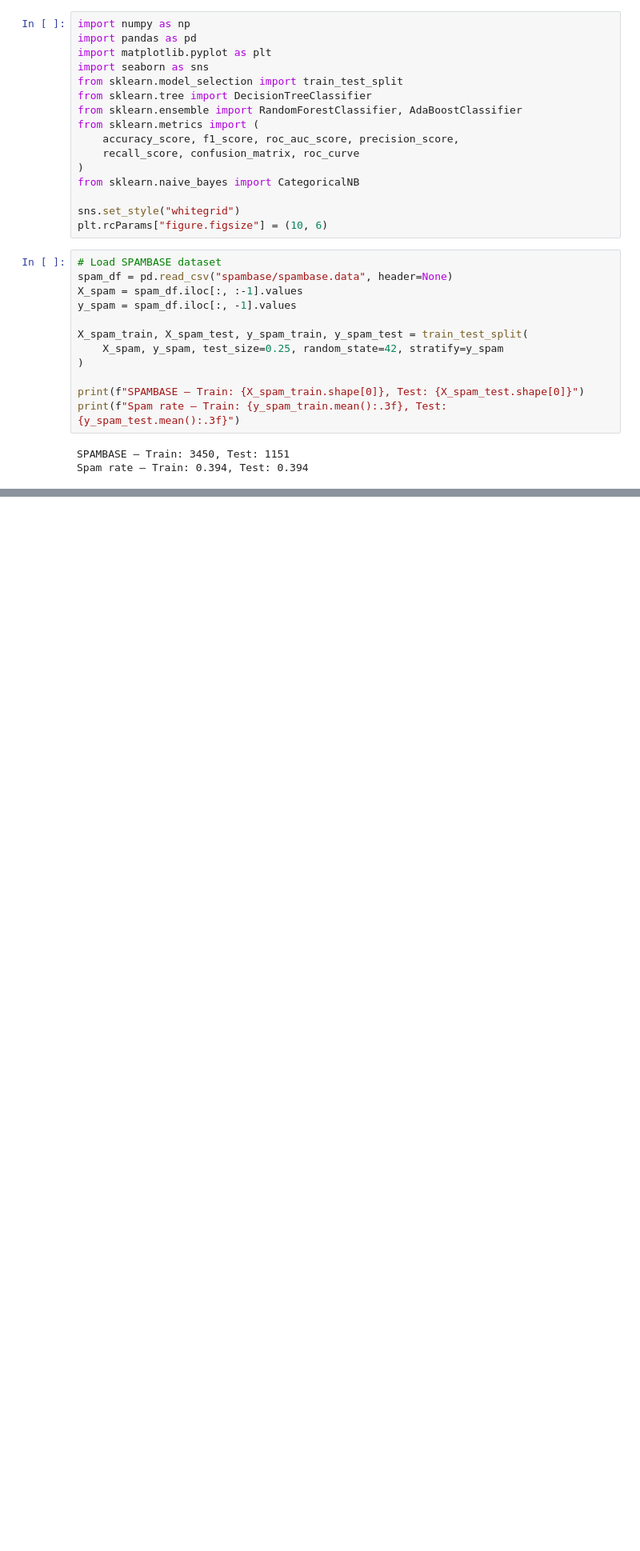
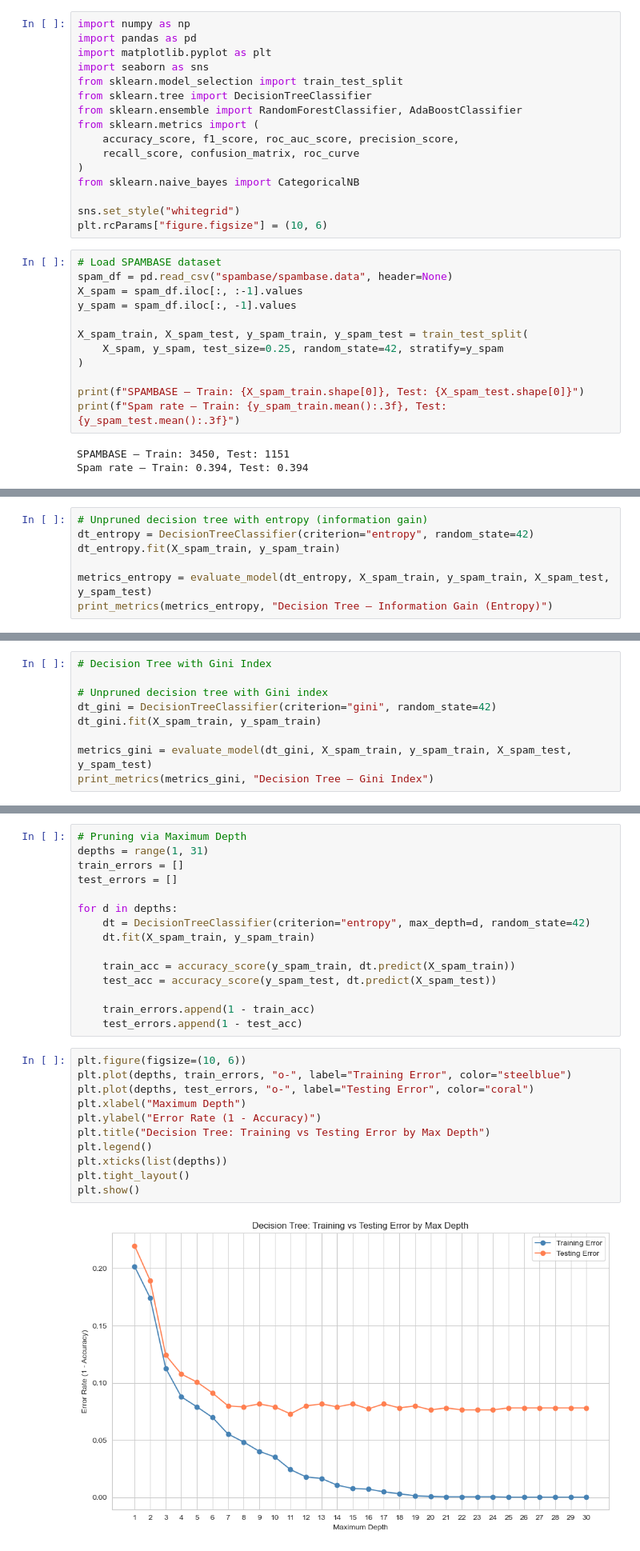
Before and after one commit to jonathanwong05/DS4400, a Jupyter notebook: Homework4/homework4.ipynb, the cells around one changed output, grey strips where cells are left out. Shown at 80% size. Cells and saved outputs as stored; diff of their text form; blank space fills up the shorter version.

```diff
--- a/Homework4/homework4.ipynb
+++ b/Homework4/homework4.ipynb
@@ -31,0 +60,7 @@ Spam rate — Train: 0.394, Test: 0.394
+# %%
+# Unpruned decision tree with entropy (information gain)
+dt_entropy = DecisionTreeClassifier(criterion="entropy", random_state=42)
+dt_entropy.fit(X_spam_train, y_spam_train)
+
+metrics_entropy = evaluate_model(dt_entropy, X_spam_train, y_spam_train, X_spam_test, y_spam_test)
+print_metrics(metrics_entropy, "Decision Tree — Information Gain (Entropy)")
@@ -31,0 +88,9 @@ Spam rate — Train: 0.394, Test: 0.394
+# %%
+# Decision Tree with Gini Index
+
+# Unpruned decision tree with Gini index
+dt_gini = DecisionTreeClassifier(criterion="gini", random_state=42)
+dt_gini.fit(X_spam_train, y_spam_train)
+
+metrics_gini = evaluate_model(dt_gini, X_spam_train, y_spam_train, X_spam_test, y_spam_test)
+print_metrics(metrics_gini, "Decision Tree — Gini Index")
@@ -31,0 +126,28 @@ Spam rate — Train: 0.394, Test: 0.394
+# %%
+# Pruning via Maximum Depth
+depths = range(1, 31)
+train_errors = []
+test_errors = []
+
+for d in depths:
+    dt = DecisionTreeClassifier(criterion="entropy", max_depth=d, random_state=42)
+    dt.fit(X_spam_train, y_spam_train)
+
+    train_acc = accuracy_score(y_spam_train, dt.predict(X_spam_train))
+    test_acc = accuracy_score(y_spam_test, dt.predict(X_spam_test))
+
+    train_errors.append(1 - train_acc)
+    test_errors.append(1 - test_acc)
+# %%
+plt.figure(figsize=(10, 6))
+plt.plot(depths, train_errors, "o-", label="Training Error", color="steelblue")
+plt.plot(depths, test_errors, "o-", label="Testing Error", color="coral")
+plt.xlabel("Maximum Depth")
+plt.ylabel("Error Rate (1 - Accuracy)")
+plt.title("Decision Tree: Training vs Testing Error by Max Depth")
+plt.legend()
+plt.xticks(list(depths))
+plt.tight_layout()
+plt.show()
+# %% [output]
+[figure, added]
```
Also changed, not shown: parts of 39 cells of this notebook.
